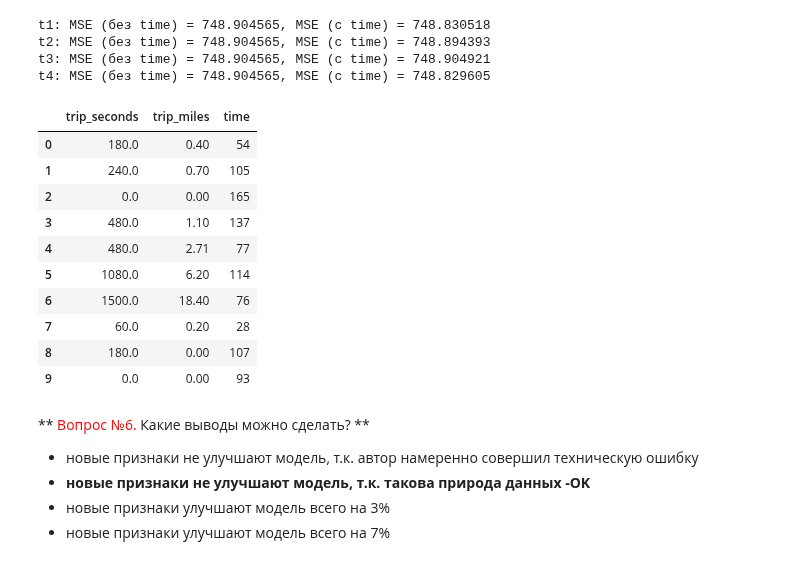
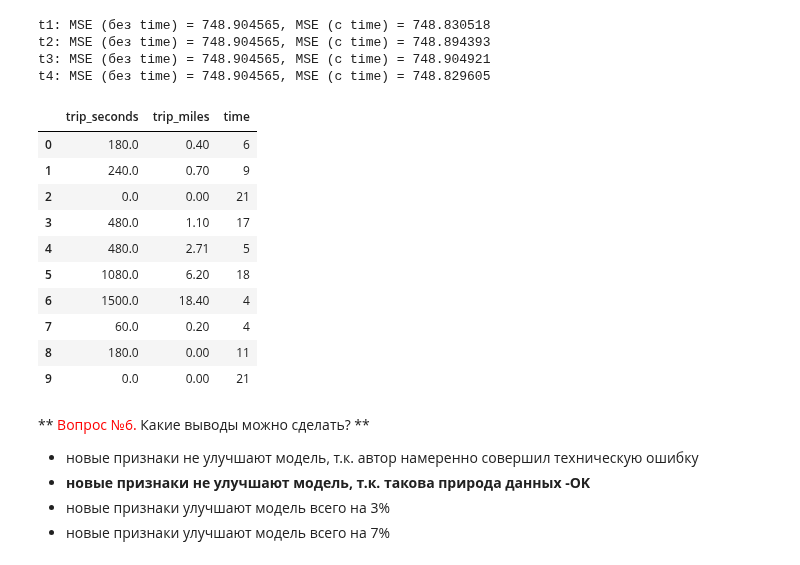
Before and after one commit to shereshevskiy/mlcourse_open, a Jupyter notebook: jupyter_notebooks/topic06_features/[MySolution]_hw6_session2_features.ipynb, the cells around one changed output. Cells and saved outputs as stored; diff of their text form; code cells hidden in the pictures.

```diff
--- a/jupyter_notebooks/topic06_features/[MySolution]_hw6_session2_features.ipynb
+++ b/jupyter_notebooks/topic06_features/[MySolution]_hw6_session2_features.ipynb
@@ -370,20 +391,20 @@ t3: MSE (без time) = 748.904565, MSE (c time) = 748.904921
 t4: MSE (без time) = 748.904565, MSE (c time) = 748.829605
 # %%
 X_data_changed = X_data.copy()
-X_data_changed['time'] = t4
+X_data_changed['time'] = t3
 X_data_changed.head(10)
 # %% [output]
 |  | trip_seconds | trip_miles | time |
-| 0 | 180.0 | 0.40 | 54 |
-| 1 | 240.0 | 0.70 | 105 |
-| 2 | 0.0 | 0.00 | 165 |
-| 3 | 480.0 | 1.10 | 137 |
-| 4 | 480.0 | 2.71 | 77 |
-| 5 | 1080.0 | 6.20 | 114 |
-| 6 | 1500.0 | 18.40 | 76 |
-| 7 | 60.0 | 0.20 | 28 |
-| 8 | 180.0 | 0.00 | 107 |
-| 9 | 0.0 | 0.00 | 93 |
+| 0 | 180.0 | 0.40 | 6 |
+| 1 | 240.0 | 0.70 | 9 |
+| 2 | 0.0 | 0.00 | 21 |
+| 3 | 480.0 | 1.10 | 17 |
+| 4 | 480.0 | 2.71 | 5 |
+| 5 | 1080.0 | 6.20 | 18 |
+| 6 | 1500.0 | 18.40 | 4 |
+| 7 | 60.0 | 0.20 | 4 |
+| 8 | 180.0 | 0.00 | 11 |
+| 9 | 0.0 | 0.00 | 21 |
 # %% [markdown]
 ** <font color='red'>Вопрос №6.</font> Какие выводы можно сделать? **
 
```
Also changed, not shown: parts of 10 cells of this notebook.
